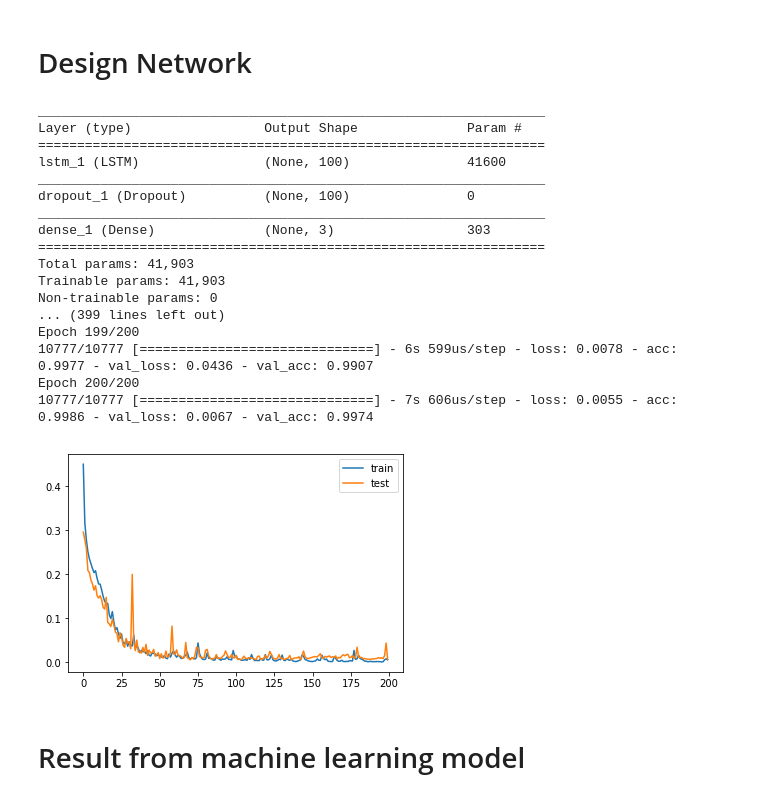
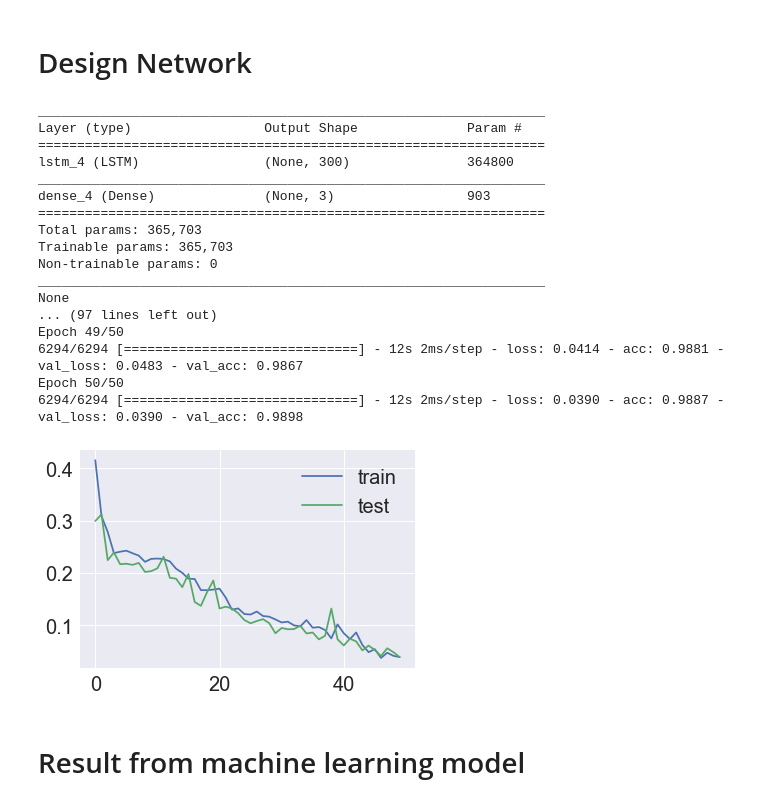
Before and after one commit to adornodev/TCC-Lunar, a Jupyter notebook: Python/MachineLearningAlgorithm.ipynb, the cells around one changed output. Saved outputs shown, nothing was run; the diff lists cells and outputs as text; code cells hidden in the pictures.

```diff
--- a/Python/MachineLearningAlgorithm.ipynb
+++ b/Python/MachineLearningAlgorithm.ipynb
@@ -441,41 +577,41 @@ Test's  data shape: (2695, 60, 4),(2695, 1)
 # %%
 # design network
 model = Sequential()
-model.add(LSTM(100,input_shape=(x_train.shape[1],x_train.shape[2])))
-model.add(Dropout(0.3))
+model.add(LSTM(300,input_shape=(x_train.shape[1],x_train.shape[2])))
+model.add(Dropout(0.2))
 model.add(Dense(3, activation='softmax'))
 model.compile(loss='categorical_crossentropy', optimizer='adam', metrics=['accuracy'])
 
 # summarize the model
 print(model.summary())
 
 #fit network
-history = model.fit(x_train, y_train, epochs=200, batch_size=100, validation_data=(x_test, y_test), verbose=1, shuffle=False)
+history = model.fit(x_train, y_train, epochs=50, batch_size=200, validation_data=(x_test, y_test), verbose=1, shuffle=False)
 
 # Plot history
 plt.plot(history.history['loss'], label='train')
 plt.plot(history.history['val_loss'], label='test')
 plt.legend()
 plt.show()
 # %% [output]
 _________________________________________________________________
 Layer (type)                 Output Shape              Param #
 =================================================================
-lstm_1 (LSTM)                (None, 100)               41600
+lstm_4 (LSTM)                (None, 300)               364800
 _________________________________________________________________
-dropout_1 (Dropout)          (None, 100)               0
+dense_4 (Dense)              (None, 3)                 903
+=================================================================
+Total params: 365,703
+Trainable params: 365,703
+Non-trainable params: 0
 _________________________________________________________________
-dense_1 (Dense)              (None, 3)                 303
-=================================================================
-Total params: 41,903
-Trainable params: 41,903
-Non-trainable params: 0
-... (399 lines left out)
-Epoch 199/200
-10777/10777 [==============================] - 6s 599us/step - loss: 0.0078 - acc: 0.9977 - val_loss: 0.0436 - val_acc: 0.9907
-Epoch 200/200
-10777/10777 [==============================] - 7s 606us/step - loss: 0.0055 - acc: 0.9986 - val_loss: 0.0067 - val_acc: 0.9974
+None
+... (97 lines left out)
+Epoch 49/50
+6294/6294 [==============================] - 12s 2ms/step - loss: 0.0414 - acc: 0.9881 - val_loss: 0.0483 - val_acc: 0.9867
+Epoch 50/50
+6294/6294 [==============================] - 12s 2ms/step - loss: 0.0390 - acc: 0.9887 - val_loss: 0.0390 - val_acc: 0.9898
-[figure, old version]
+[figure, new version]
 # %% [markdown]
 
 # Result from machine learning model
```
Also changed, not shown: parts of 13 cells of this notebook, 1 other file.
